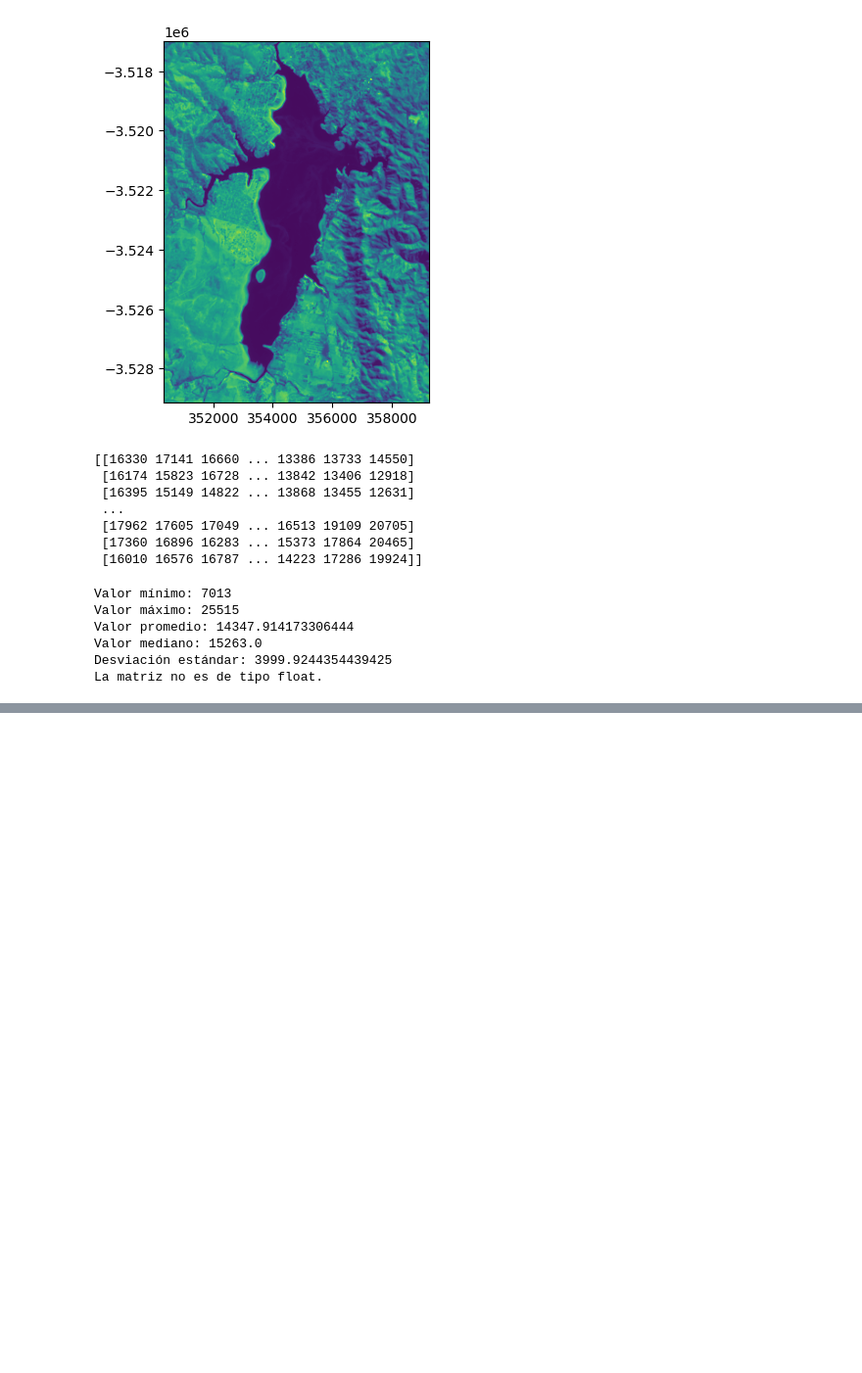
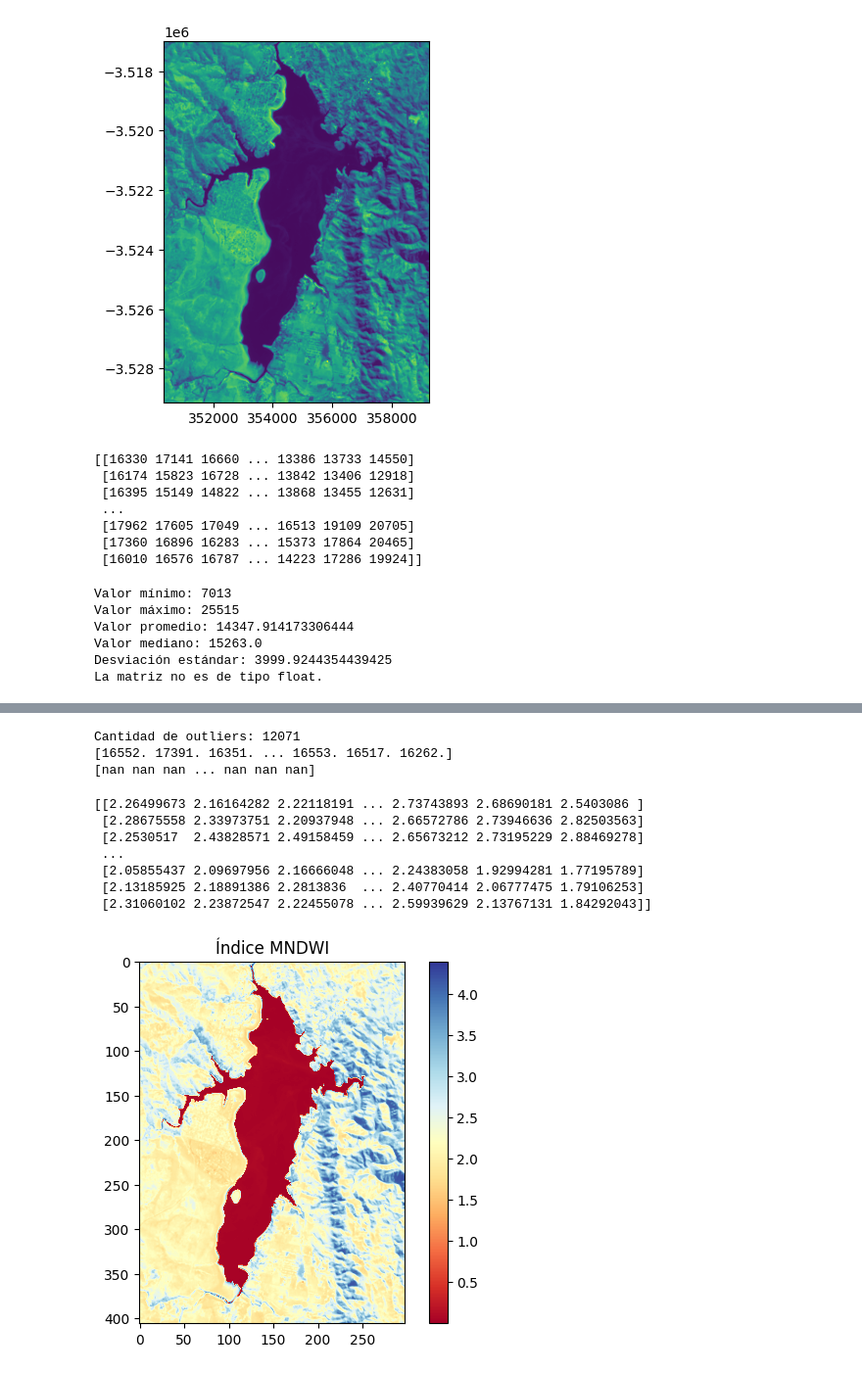
Before and after one commit to JulietaMotter/Trabajo_Final, a Jupyter notebook: notebook_tfinal.ipynb, the cells around one changed output, grey strips where cells are left out. Shown at 98% size. Cells and saved outputs as stored; diff of their text form; code cells hidden in the pictures; blank space fills up the shorter version.

Commit message:
b3 y b6 con copia matriz y MNDWI calculado

```diff
--- a/notebook_tfinal.ipynb
+++ b/notebook_tfinal.ipynb
@@ -294,0 +431,50 @@ La matriz no es de tipo float.
+# %%
+#CALCULO DE PERCENTILES PARA VER OUTLIERS -BANDA 6-.
+
+percentil_5 = np.nanpercentile(matrizfloatB6, 5)
+percentil_95 = np.nanpercentile(matrizfloatB6, 95)
+
+outliers = matrizfloatB6[(matrizfloatB6 < percentil_5) | (matrizfloatB6 > percentil_95)]
+
+cantidad_outliers = len(outliers)
+
+print("Cantidad de outliers:", cantidad_outliers)
+
+print (outliers)
+
+#Detectar la ubicación de los outliers en la matriz:
+
+outliers_indices = np.where((matrizfloatB6 < percentil_5) | (matrizfloatB6 > percentil_95))
+
+matrizfloatB6[outliers_indices] = np.nan
+
+print(matrizfloatB6[outliers_indices])
+# %% [output]
+Cantidad de outliers: 12071
+[16552. 17391. 16351. ... 16553. 16517. 16262.]
+[nan nan nan ... nan nan nan]
+# %%
+#CALCULO DE MNDWI: intente usar las bandas float, sin valores enmascarados. Pero me da error porque las dimensiones de
+#las matrices son diferentes (segun cgpt matrizfloatB3 tiene una forma de (10, 10) y matrizfloatB6 tiene una forma de (406, 298)
+#Por ende use las bandas originales, con valores enteros
+
+
+#mndwi = (banda_verde - banda_swir) / (banda_verde + banda_swir)
+
+MNDWI= (datos_banda3 - datos_banda6) / (datos_banda3 + datos_banda6)
+
+print (MNDWI)
+
+plt.imshow(MNDWI, cmap='RdYlBu')  # Puedes cambiar el mapa de color según tu preferencia
+plt.colorbar()  # Agrega una barra de color para mostrar la escala de colores
+plt.title('Índice MNDWI')
+plt.show()
+# %% [output]
+[[2.26499673 2.16164282 2.22118191 ... 2.73743893 2.68690181 2.5403086 ]
+ [2.28675558 2.33973751 2.20937948 ... 2.66572786 2.73946636 2.82503563]
+ [2.2530517  2.43828571 2.49158459 ... 2.65673212 2.73195229 2.88469278]
+ ...
+ [2.05855437 2.09697956 2.16666048 ... 2.24383058 1.92994281 1.77195789]
+ [2.13185925 2.18891386 2.2813836  ... 2.40770414 2.06777475 1.79106253]
+ [2.31060102 2.23872547 2.22455078 ... 2.59939629 2.13767131 1.84292043]]
+[figure, added]
```
Also changed, not shown: parts of 12 cells of this notebook.
